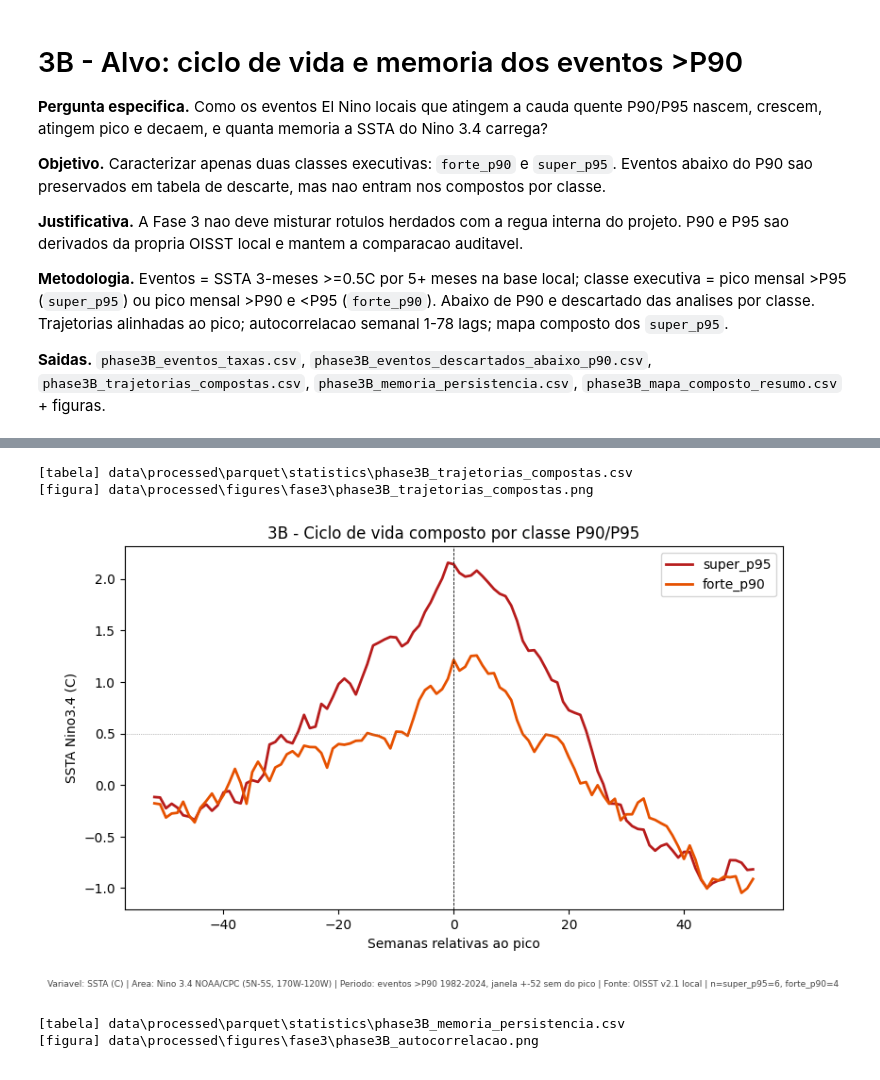
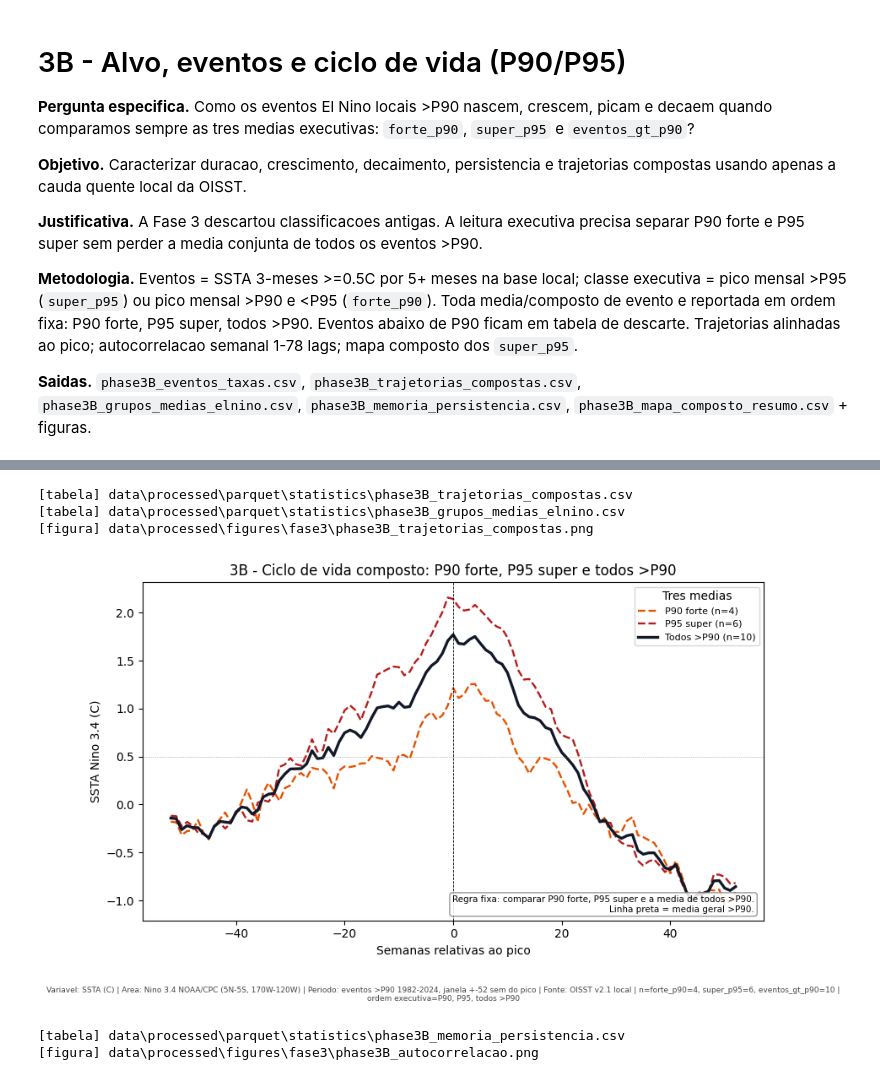
Before and after one commit to thiago-vilar/Nino26, a Jupyter notebook: notebooks/fase3/3B_alvo_eventos_ciclo_vida.ipynb, the cells around one changed output, grey strips where cells are left out. Drawn from its saved outputs; the diff is of its cells as text; code cells hidden in the pictures.

Commit message:
fase3: padroniza tres medias de el nino

```diff
--- a/notebooks/fase3/3B_alvo_eventos_ciclo_vida.ipynb
+++ b/notebooks/fase3/3B_alvo_eventos_ciclo_vida.ipynb
@@ -1,15 +1,15 @@
 # %% [markdown]
-# 3B - Alvo: ciclo de vida e memoria dos eventos >P90
+# 3B - Alvo, eventos e ciclo de vida (P90/P95)
 
-**Pergunta especifica.** Como os eventos El Nino locais que atingem a cauda quente P90/P95 nascem, crescem, atingem pico e decaem, e quanta memoria a SSTA do Nino 3.4 carrega?
+**Pergunta especifica.** Como os eventos El Nino locais >P90 nascem, crescem, picam e decaem quando comparamos sempre as tres medias executivas: `forte_p90`, `super_p95` e `eventos_gt_p90`?
 
-**Objetivo.** Caracterizar apenas duas classes executivas: `forte_p90` e `super_p95`. Eventos abaixo do P90 sao preservados em tabela de descarte, mas nao entram nos compostos por classe.
+**Objetivo.** Caracterizar duracao, crescimento, decaimento, persistencia e trajetorias compostas usando apenas a cauda quente local da OISST.
 
-**Justificativa.** A Fase 3 nao deve misturar rotulos herdados com a regua interna do projeto. P90 e P95 sao derivados da propria OISST local e mantem a comparacao auditavel.
+**Justificativa.** A Fase 3 descartou classificacoes antigas. A leitura executiva precisa separar P90 forte e P95 super sem perder a media conjunta de todos os eventos >P90.
 
-**Metodologia.** Eventos = SSTA 3-meses >=0.5C por 5+ meses na base local; classe executiva = pico mensal >P95 (`super_p95`) ou pico mensal >P90 e <P95 (`forte_p90`). Abaixo de P90 e descartado das analises por classe. Trajetorias alinhadas ao pico; autocorrelacao semanal 1-78 lags; mapa composto dos `super_p95`.
+**Metodologia.** Eventos = SSTA 3-meses >=0.5C por 5+ meses na base local; classe executiva = pico mensal >P95 (`super_p95`) ou pico mensal >P90 e <P95 (`forte_p90`). Toda media/composto de evento e reportada em ordem fixa: P90 forte, P95 super, todos >P90. Eventos abaixo de P90 ficam em tabela de descarte. Trajetorias alinhadas ao pico; autocorrelacao semanal 1-78 lags; mapa composto dos `super_p95`.
 
-**Saidas.** `phase3B_eventos_taxas.csv`, `phase3B_eventos_descartados_abaixo_p90.csv`, `phase3B_trajetorias_compostas.csv`, `phase3B_memoria_persistencia.csv`, `phase3B_mapa_composto_resumo.csv` + figuras.
+**Saidas.** `phase3B_eventos_taxas.csv`, `phase3B_trajetorias_compostas.csv`, `phase3B_grupos_medias_elnino.csv`, `phase3B_memoria_persistencia.csv`, `phase3B_mapa_composto_resumo.csv` + figuras.
 # %%
 import sys; sys.path.insert(0,'.')
 import numpy as np, pandas as pd, matplotlib.pyplot as plt, xarray as xr
@@ -45,28 +45,39 @@ eventos elegiveis P90/P95 = 10 | descartados abaixo P90 = 2
 | 8 | el_nino_oisst_2014_2016 | super_p95 | 2.448 | 19 | 0.188 | -0.382 | 0.992 | ... |
 | 9 | el_nino_oisst_2023_2024 | super_p95 | 2.007 | 12 | 0.243 | -0.259 | 0.992 | ... |
 # %%
-lags=range(-52,53); comp={}
-for cls,g in ev.groupby('classe_p90_p95'):
-    mm=[]
-    for _,e in g.iterrows():
-        i=ssta.index.get_indexer([e.peak_time],method='nearest')[0]; seg=ssta.iloc[max(0,i-52):i+53]
-        rel=((seg.index-ssta.index[i]).days/7).round().astype(int); mm.append(pd.Series(seg.values,index=rel))
-    comp[cls]=pd.DataFrame(mm).reindex(columns=list(lags)).mean()
-comp=pd.DataFrame(comp); u.save_table(comp.rename_axis('semana_rel_pico'),'phase3B_trajetorias_compostas.csv')
-fig,ax=plt.subplots(figsize=(9,5))
-cores={'super_p95':'#b71c1c','forte_p90':'#e65100'}
-for cls in [c for c in ['super_p95','forte_p90'] if c in comp]:
-    ax.plot(comp.index,comp[cls],label=cls,color=cores[cls],lw=2)
-ax.axvline(0,color='k',ls='--',lw=.6); ax.axhline(.5,color='grey',ls=':',lw=.5); ax.legend()
-ax.set_xlabel('Semanas relativas ao pico'); ax.set_ylabel('SSTA Nino3.4 (C)'); ax.set_title('3B - Ciclo de vida composto por classe P90/P95')
+lags=list(range(-52,53))
+groups=u.elnino_mean_groups(ev)
+
+def peak_aligned(series,e):
+    i=series.index.get_indexer([e.peak_time],method='nearest')[0]
+    seg=series.iloc[max(0,i-52):i+53]
+    rel=((seg.index-series.index[i]).days/7).round().astype(int)
+    return pd.Series(seg.values,index=rel).reindex(lags)
+
+comp={}
+for grupo,gg in groups.items():
+    frames=[peak_aligned(ssta,e) for _,e in gg.iterrows()]
+    comp[grupo]=pd.DataFrame(frames).mean() if frames else pd.Series(index=lags,dtype=float)
+comp=pd.DataFrame({g:comp[g] for g in u.ELNINO_MEAN_GROUP_ORDER})
+u.save_table(comp.rename_axis('semana_rel_pico'),'phase3B_trajetorias_compostas.csv')
+u.save_table(u.elnino_mean_group_table()[['grupo','rotulo','definicao']],'phase3B_grupos_medias_elnino.csv',index=False)
+fig,ax=plt.subplots(figsize=(9.5,5.2))
+for grupo in u.ELNINO_MEAN_GROUP_ORDER:
+    meta=u.elnino_group_style(grupo)
+    label=f"{meta['rotulo_curto']} (n={len(groups[grupo])})"
+    ax.plot(comp.index,comp[grupo],label=label,color=meta['color'],lw=meta['linewidth'],ls=meta['linestyle'])
+ax.axvline(0,color='k',ls='--',lw=.6); ax.axhline(.5,color='grey',ls=':',lw=.5); ax.legend(fontsize=8,title='Tres medias')
+ax.set_xlabel('Semanas relativas ao pico'); ax.set_ylabel('SSTA Nino 3.4 (C)'); ax.set_title('3B - Ciclo de vida composto: P90 forte, P95 super e todos >P90')
+u.add_note(ax,'Regra fixa: comparar P90 forte, P95 super e a media de todos >P90.\nLinha preta = media geral >P90.',loc='lower right')
 counts=ev['classe_p90_p95'].value_counts().to_dict()
 u.stamp_caption(fig,variavel='SSTA (C)',area=u.CAIXAS['nino34'],periodo='eventos >P90 1982-2024, janela +-52 sem do pico',
- fonte='OISST v2.1 local',n=f"super_p95={counts.get('super_p95',0)}, forte_p90={counts.get('forte_p90',0)}")
+ fonte='OISST v2.1 local',n=f"forte_p90={counts.get('forte_p90',0)}, super_p95={counts.get('super_p95',0)}, eventos_gt_p90={len(ev)}",extra='ordem executiva=P90, P95, todos >P90')
 u.save_fig(fig,'phase3B_trajetorias_compostas.png'); plt.show()
 # %% [output]
 [tabela] data\processed\parquet\statistics\phase3B_trajetorias_compostas.csv
+[tabela] data\processed\parquet\statistics\phase3B_grupos_medias_elnino.csv
 [figura] data\processed\figures\fase3\phase3B_trajetorias_compostas.png
-[figure, old version]
+[figure, new version]
 # %%
 ac=pd.Series({lag:ssta.autocorr(lag) for lag in range(1,79)},name='autocorrelacao')
 efold=int(ac[ac<1/np.e].index.min()); mem=ac.to_frame(); mem['abaixo_1_sobre_e']=mem['autocorrelacao']<1/np.e
```
Also changed, not shown: parts of 1 cell of this notebook, 13 other files.
